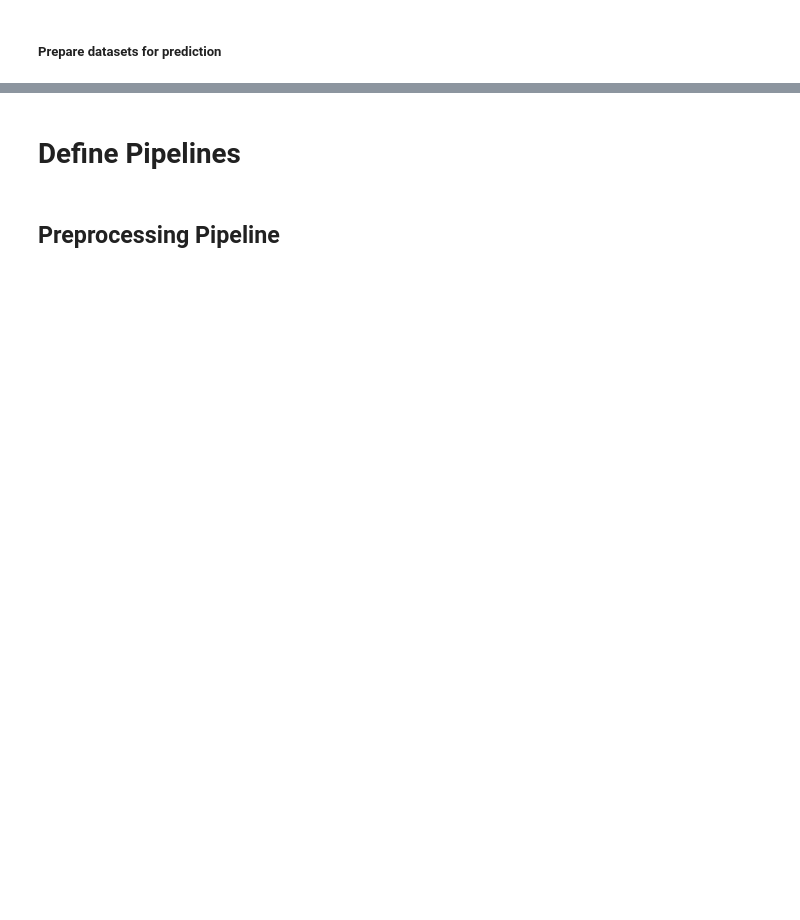
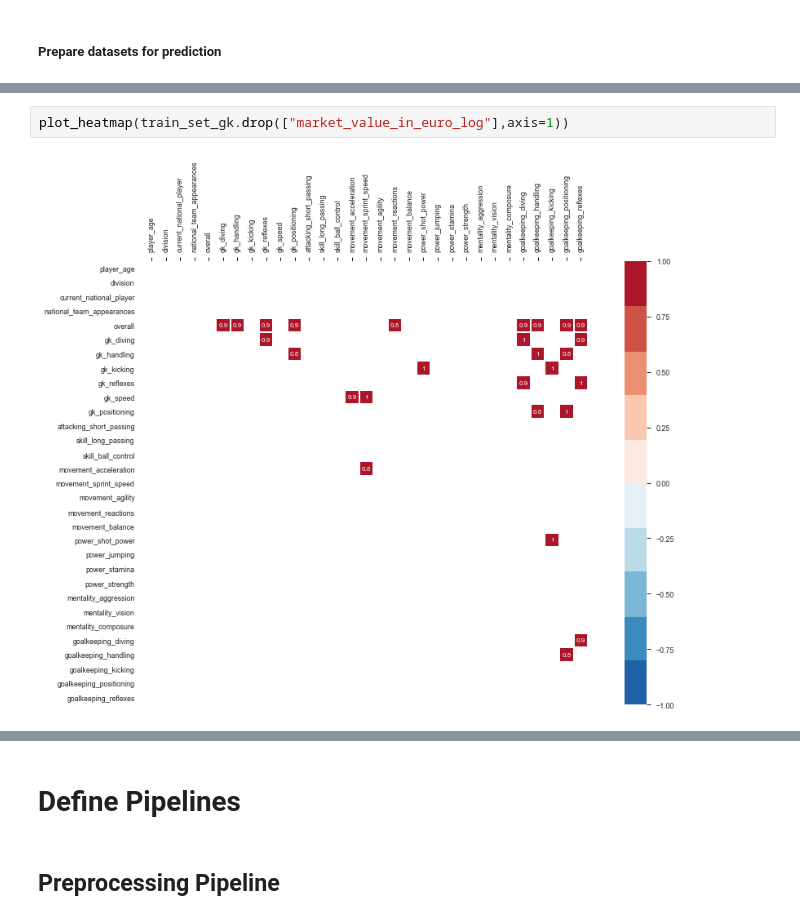
Before and after one commit to fabwerk90/FIFA-20---Market-value-prediction, a Jupyter notebook: i_predictive_algorithms_pipelines.ipynb, the cells around one changed output, grey strips where cells are left out. Saved outputs shown, nothing was run; the diff lists cells and outputs as text; blank space fills up the shorter version.

```diff
--- a/i_predictive_algorithms_pipelines.ipynb
+++ b/i_predictive_algorithms_pipelines.ipynb
@@ -59,0 +202,4 @@ Goalkeepers:
+# %%
+plot_heatmap(train_set_gk.drop(["market_value_in_euro_log"],axis=1))
+# %% [output]
+[figure, added]
```
Also changed, not shown: parts of 35 cells of this notebook.
